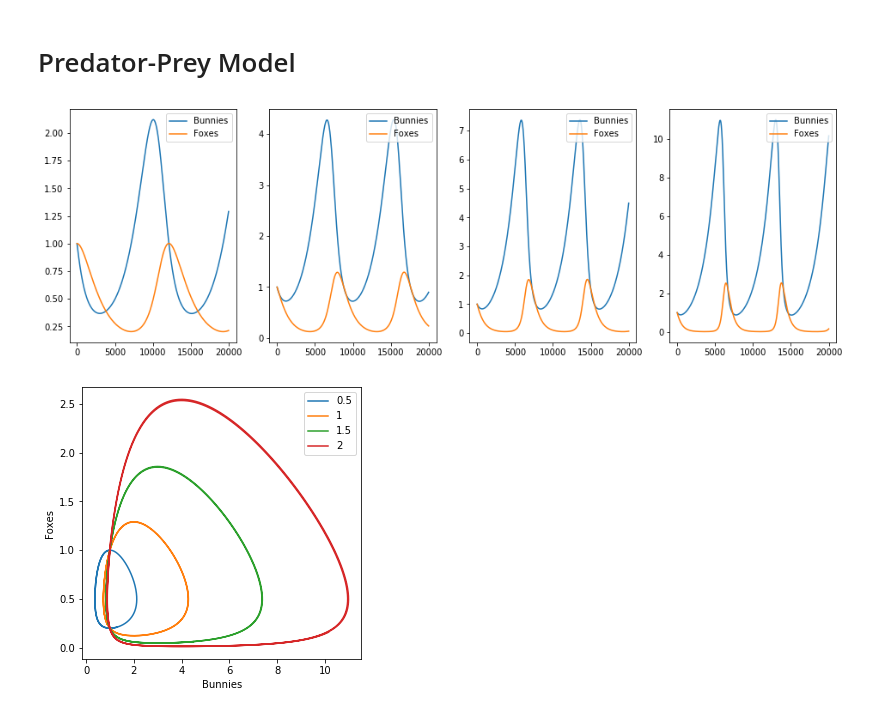
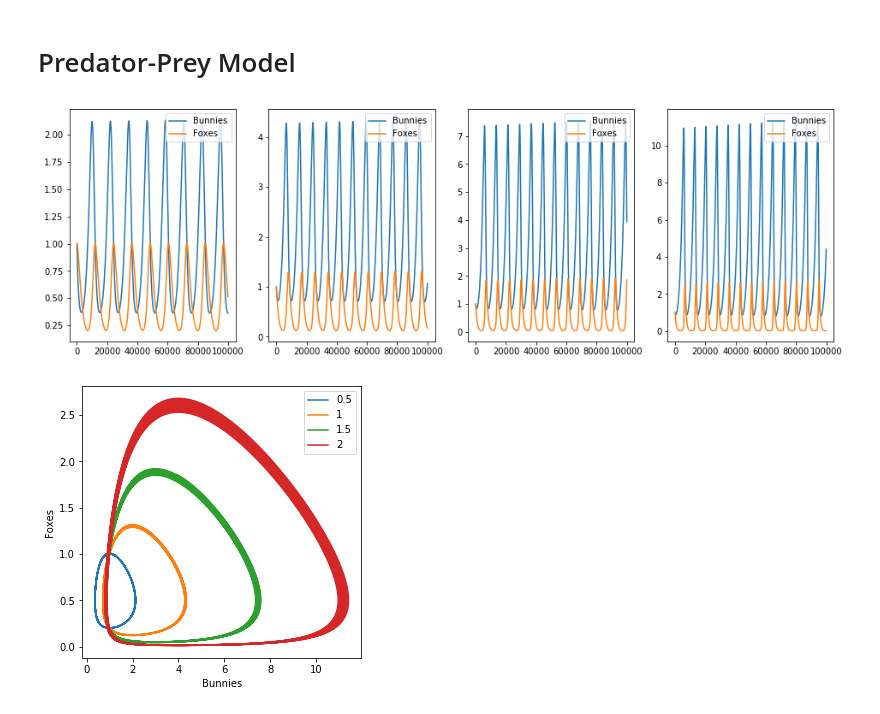
Before and after one commit to ochen310/BIO-336-S20, a Jupyter notebook: 02_10_predator_prey_model.ipynb, the cells around one changed output. Drawn from its saved outputs; the diff is of its cells as text; code cells hidden in the pictures.

```diff
--- a/02_10_predator_prey_model.ipynb
+++ b/02_10_predator_prey_model.ipynb
@@ -4,7 +4,7 @@ import matplotlib.pyplot as plt
 # %% [markdown]
 # Predator-Prey Model
 # %%
-nsteps = 20000
+nsteps = 100000
 a = 0.6
 b = 1.2
 c = 0.5
@@ -14,32 +14,32 @@ dt = 0.001
 
 possible_ds = [0.5, 1, 1.5, 2]
 
 x = np.zeros(nsteps)
 y = np.zeros(nsteps)
 
 fig1 = plt.figure(figsize=(16,5));
 fig2 = plt.figure(figsize=(5,5));
 ax2 = plt.axes()
 
 for itrial in range(len(possible_ds)):
     d = possible_ds[itrial]
     x[0] = 1
     y[0] = 1
 
     for t in range(1,nsteps):
         x[t] = x[t-1] + dt*(a*x[t-1] - b*x[t-1]*y[t-1])
         y[t] = y[t-1] + dt*(c*x[t-1]*y[t-1] - d*y[t-1])
 
     ax1 = fig1.add_subplot(1,len(possible_ds),itrial+1)
     ax1.plot(x, label='Bunnies');
     ax1.plot(y, label='Foxes');
     ax1.legend(loc='upper right');
 
     ax2.plot(x,y, label=d);
     plt.xlabel('Bunnies');
     plt.ylabel('Foxes');
 
 ax2.legend(loc='upper right');
 # %% [output]
-[figure, old version]
+[figure, new version]
-[figure, old version]
+[figure, new version]
```
Also changed, not shown: parts of 1 cell of this notebook, 3 other files.
